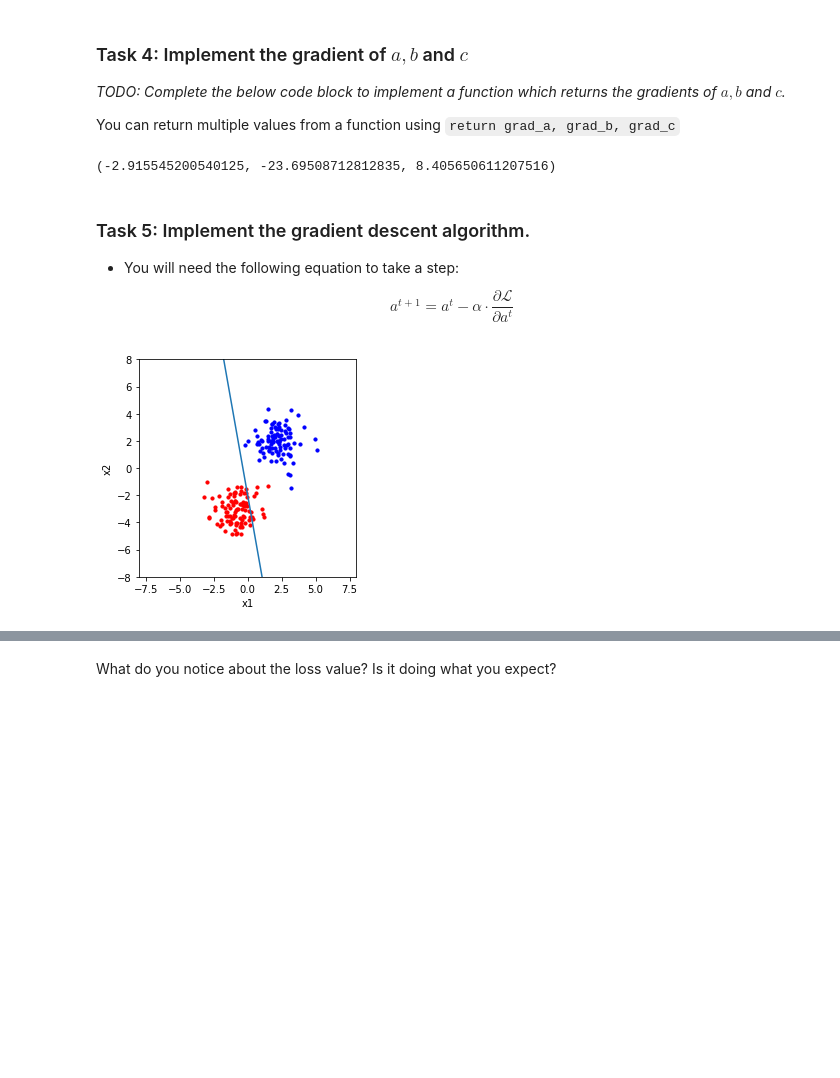
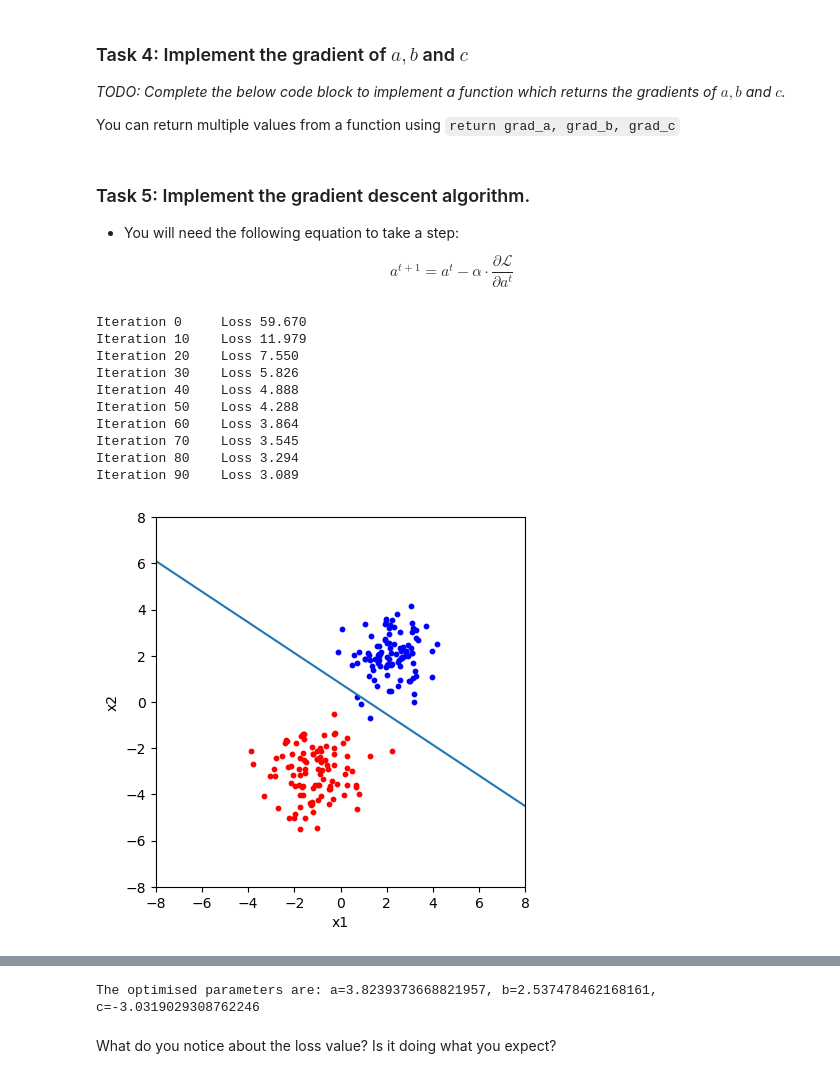
Before and after one commit to Mario-16180/AI701_Assignments, a Jupyter notebook: Assignment 1/logistic_regression.ipynb, the cells around one changed output, grey strips where cells are left out. Drawn from its saved outputs; the diff is of its cells as text; code cells hidden in the pictures; blank space fills up the shorter version.

```diff
--- a/Assignment 1/logistic_regression.ipynb
+++ b/Assignment 1/logistic_regression.ipynb
@@ -207,21 +197,14 @@ Note that $(\mathbf{x}^i, y^i)$ refer to the $i$-th data points in our observati
 *TODO: Complete the below code block to implement a function which returns the gradients of $a, b$ and $c$.*
 
 You can return multiple values from a function using `return grad_a, grad_b, grad_c`
-# %%
-def compute_gradients(x, a, b, c, y):
-  feat1=x[:,0].reshape(x.shape[0],1)
-  feat2=x[:,1].reshape(x.shape[0],1)
-  yi=y.reshape(y.shape[0],1)
-  predicted_y=predictive_prob(x, a, b, c)
-  diffy= predicted_y-yi
-  grad_a=np.sum(np.multiply(diffy,feat1))
-  grad_b=np.sum(np.multiply(diffy,feat2))
-  grad_c=np.sum(diffy)
-  return grad_a, grad_b, grad_c
-# %%
-compute_gradients(train_data, 1, 1, 1, train_labs)
-# %% [output]
-(-2.915545200540125, -23.69508712812835, 8.405650611207516)
+# %%
+def compute_gradients(x, a, b, c, y):
+    ## TODO ##
+    grad_a = np.sum(np.multiply(predictive_prob(x, a, b, c)-y, x[:,0]))
+    grad_b = np.sum(np.multiply(predictive_prob(x, a, b, c)-y, x[:,1]))
+    grad_c = np.sum(predictive_prob(x, a, b, c)-y)
+    ## TODO end ##
+    return grad_a, grad_b, grad_c
 # %% [markdown]
 ### Task 5: Implement the gradient descent algorithm.
 
@@ -232,27 +215,35 @@ a^{t+1} = a^{t} - \alpha\cdot\frac{\partial\mathcal{L}}{\partial a^{t}}
 $$
 # %%
 def optimize(train_data, train_labs, num_steps):
-    a, b, c = 3, 17, 6
-    lr = 0.09 #5e-3 #learning rate
-    weights=np.array([a,b,c])
+    a, b, c = 2, -1, -5
+    lr = 5e-3 # Learning Rate
     for i in range(num_steps):
-       grad_a, grad_b, grad_c = compute_gradients(train_data, weights[0], weights[1], weights[2], train_labs)
-       grads=np.array([grad_a, grad_b, grad_c])
-       weights = weights -lr*grads
-       #print(grads)
+        ## TODO ##
+        da, db, dc = compute_gradients(train_data, a, b, c, train_labs)
+        a = a - lr*da
+        b = b - lr*db
+        c = c - lr*dc
+        ## TODO end ##
 
-    if i % 10 == 0:
-        print("Iteration %i\tLoss %.3f" % (i, bce_loss(predictive_prob(train_data, a, b, c), train_labs)))
+        if i % 10 == 0:
+            print("Iteration %i\tLoss %.3f" % (i, bce_loss(predictive_prob(train_data, a, b, c), train_labs)))
 
     plot_data(train_data, train_labs, a, b, c)
-    a=weights[0]
-    b=weights[1]
-    c=weights[2]
+
     return a, b, c
 
-a_opt, b_opt, c_opt = optimize(train_data, train_labs, 1000)
+
+a_opt, b_opt, c_opt = optimize(train_data, train_labs, 100)
 print("The optimised parameters are: a=" + str(a_opt) + ", b=" + str(b_opt) + ", c=" + str(c_opt))
-
-print("BCE loss: " + str(bce_loss(predictive_prob(train_data, a_opt, b_opt, c_opt), train_labs)))
 # %% [output]
+Iteration 0     Loss 59.670
+Iteration 10    Loss 11.979
+Iteration 20    Loss 7.550
+Iteration 30    Loss 5.826
+Iteration 40    Loss 4.888
+Iteration 50    Loss 4.288
+Iteration 60    Loss 3.864
+Iteration 70    Loss 3.545
+Iteration 80    Loss 3.294
+Iteration 90    Loss 3.089
-[figure, old version]
+[figure, new version]
@@ -261,3 +250,4 @@ BCE loss: 0.024313318224385577
+The optimised parameters are: a=3.8239373668821957, b=2.537478462168161, c=-3.0319029308762246
 # %% [markdown]
 What do you notice about the loss value? Is it doing what you expect?
 # %% [markdown]
```
Also changed, not shown: parts of 13 cells of this notebook.
